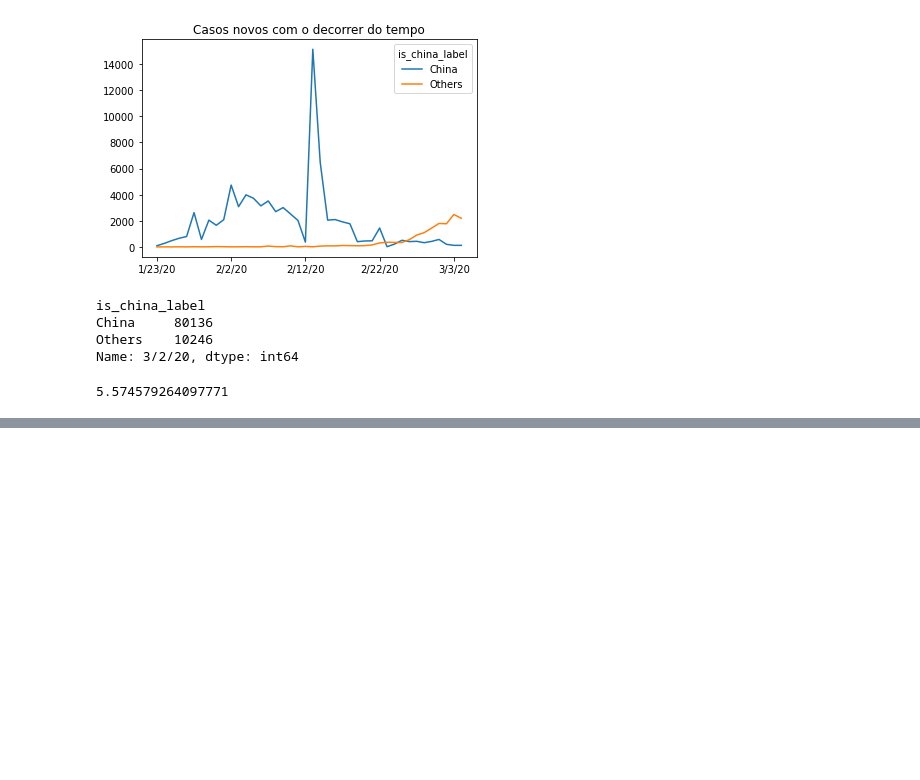
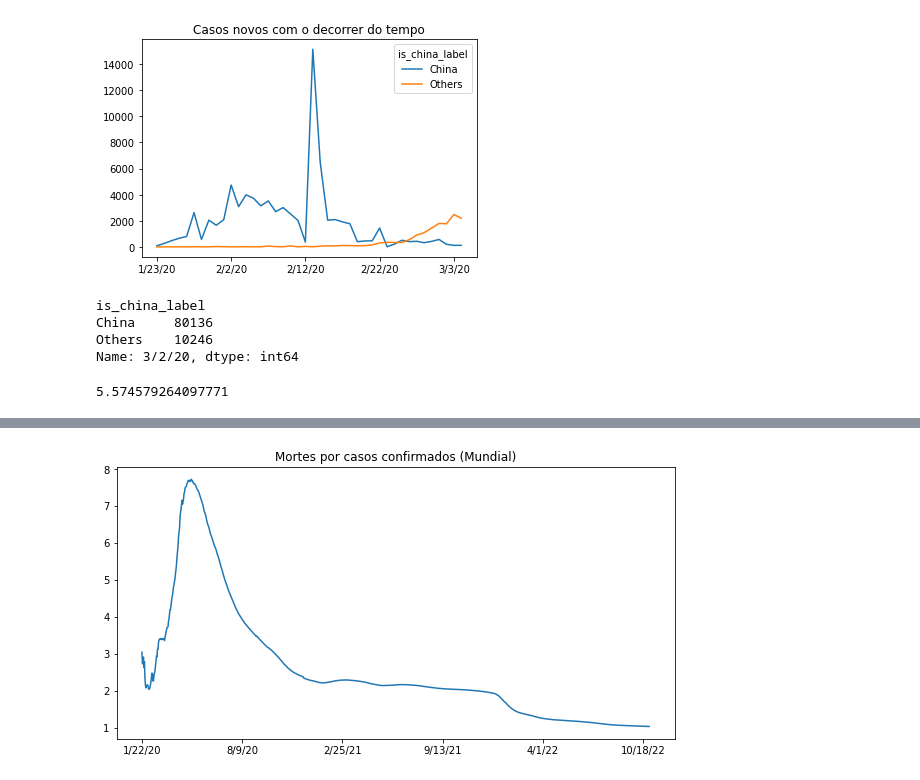
Before and after one commit to Miller202/Data-Science-Alura, a Jupyter notebook: Data Science_ Análises para saúde/Data_Science_e_Saúde.ipynb, the cells around one changed output, grey strips where cells are left out. Saved outputs shown, nothing was run; the diff lists cells and outputs as text; code cells hidden in the pictures; blank space fills up the shorter version.

Commit message:
Finalização da formação data science

```diff
--- a/Data Science_ Análises para saúde/Data_Science_e_Saúde.ipynb
+++ b/Data Science_ Análises para saúde/Data_Science_e_Saúde.ipynb
@@ -755,0 +776,12 @@ print(incidence_ratio * 100000)
+# %%
+# hubei population
+
+hubei_population = 59020000
+confirmed_cases = confirmed.set_index("Province/State").loc["Hubei"][last_date]
+death_cases = deaths.set_index("Province/State").loc["Hubei"][last_date]
+recovered_cases = recovered.set_index("Province/State").loc["Hubei"][last_date]
+
+letality_rate_1 = death_cases / confirmed_cases
+letality_rate_2 = death_cases / (death_cases + recovered_cases)
+print(f"Letality rate 1: {letality_rate_1}%")
+print(f"Letality rate 2: {letality_rate_2}%")
@@ -755,0 +803,5 @@ print(incidence_ratio * 100000)
+# %%
+grouped_per_day = pd.DataFrame([confirmed.sum()[3:-1], recovered.sum()[3:], deaths.sum()[3:]],
+                  index=["confirmed", "recovered", "deaths"])
+grouped_per_day = grouped_per_day.T
+grouped_per_day.head()
@@ -755,0 +815,5 @@ print(incidence_ratio * 100000)
+# %%
+grouped_per_day["letality_rate_1"] = (grouped_per_day["deaths"] / grouped_per_day["confirmed"])*100
+grouped_per_day["letality_rate_2"] = (grouped_per_day["deaths"] / (grouped_per_day["deaths"] + grouped_per_day["recovered"]))*100
+
+grouped_per_day.head()
@@ -755,0 +827,7 @@ print(incidence_ratio * 100000)
+# %%
+plt.figure(figsize=(10,5))
+grouped_per_day['letality_rate_1'].plot()
+plt.title('Mortes por casos confirmados (Mundial)')
+plt.show()
+# %% [output]
+[figure, added]
```
Also changed, not shown: parts of 38 cells of this notebook.
